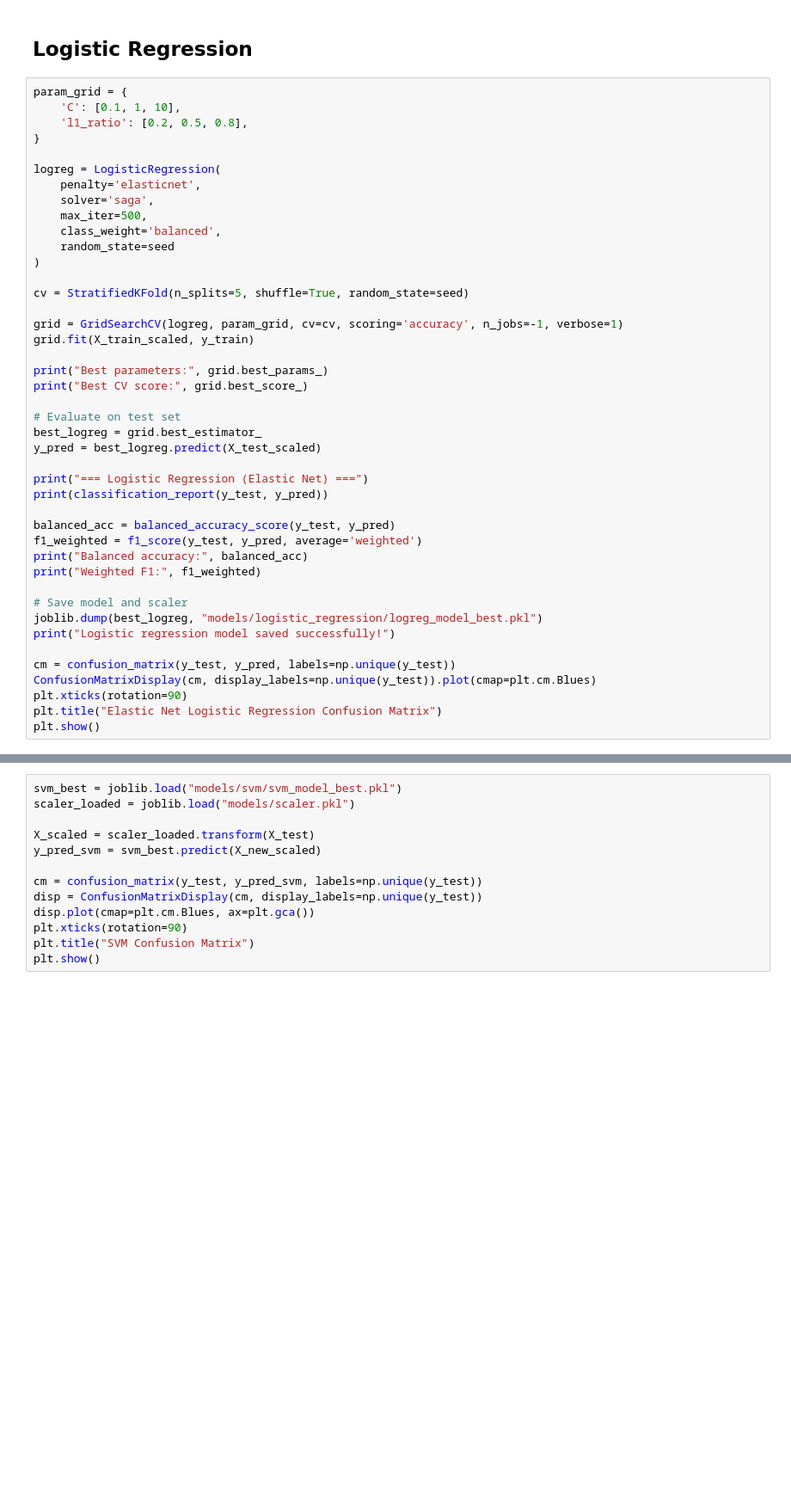
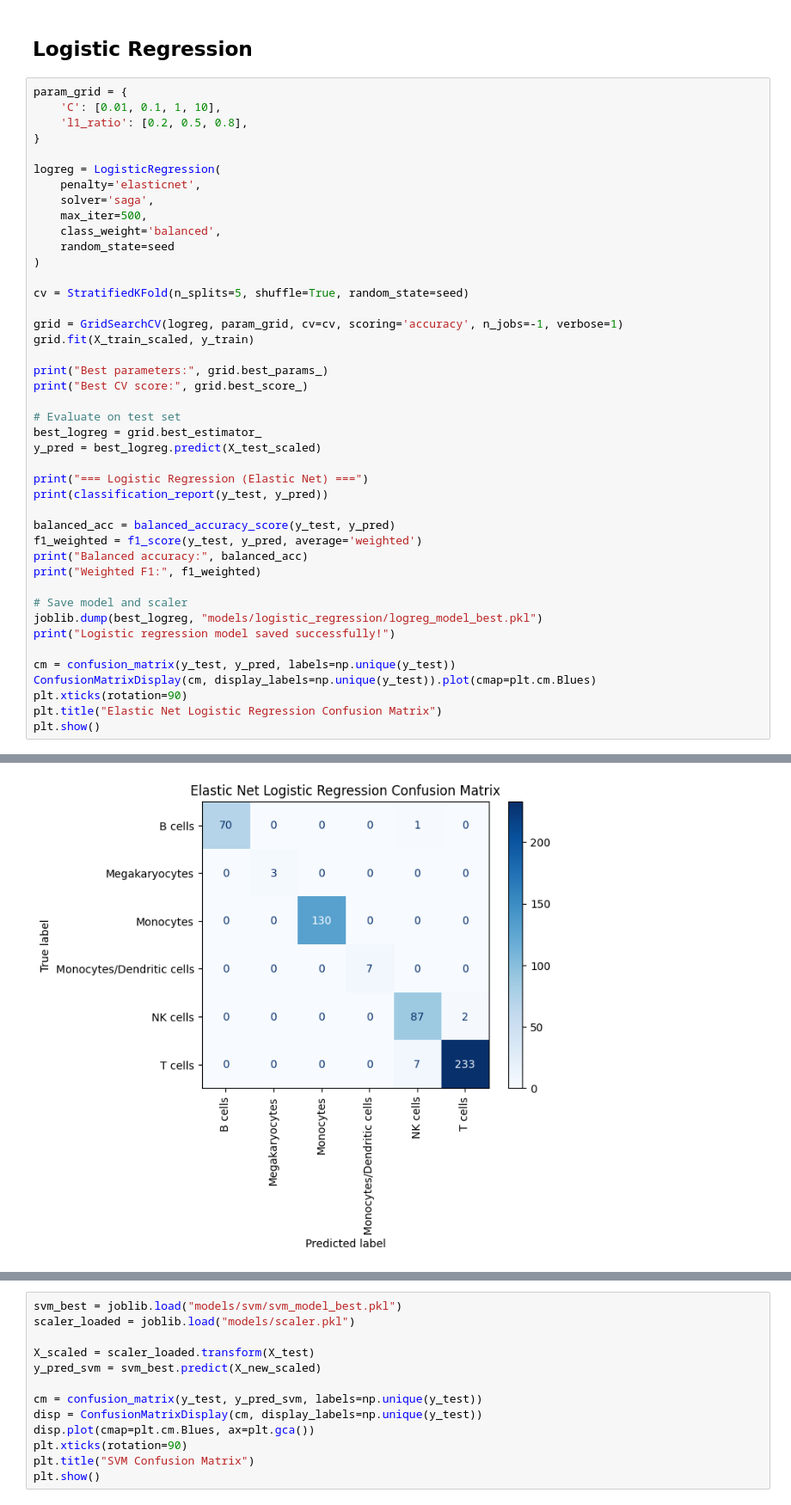
Before and after one commit to sunilnahata/MLB, a Jupyter notebook: Single_Cell_RNASeq.ipynb, the cells around one changed output, grey strips where cells are left out. Shown at 86% size. Drawn from its saved outputs; the diff is of its cells as text; blank space fills up the shorter version.

```diff
--- a/Single_Cell_RNASeq.ipynb
+++ b/Single_Cell_RNASeq.ipynb
@@ -281,7 +281,7 @@ print(adata.shape)
 ## Logistic Regression
 # %%
 param_grid = {
-    'C': [0.1, 1, 10],
+    'C': [0.01, 0.1, 1, 10],
     'l1_ratio': [0.2, 0.5, 0.8],
 }
 
@@ -327,3 +346,4 @@ Fitting 5 folds for each of 9 candidates, totalling 45 fits
+[figure, added]
 # %%
 # Define SVM and parameter grid
 svm = SVC(
```
Also changed, not shown: parts of 3 cells of this notebook, 2 other files.
